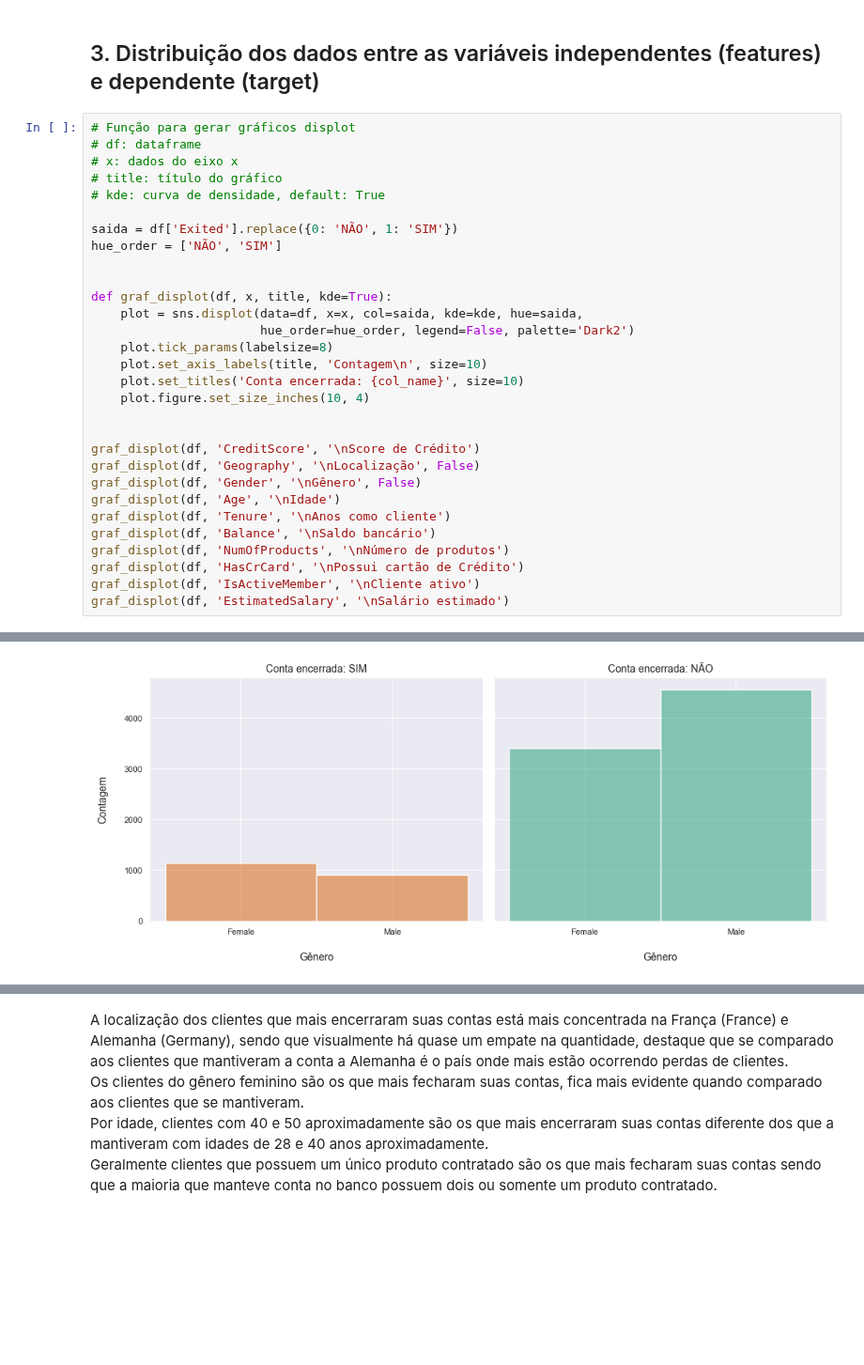
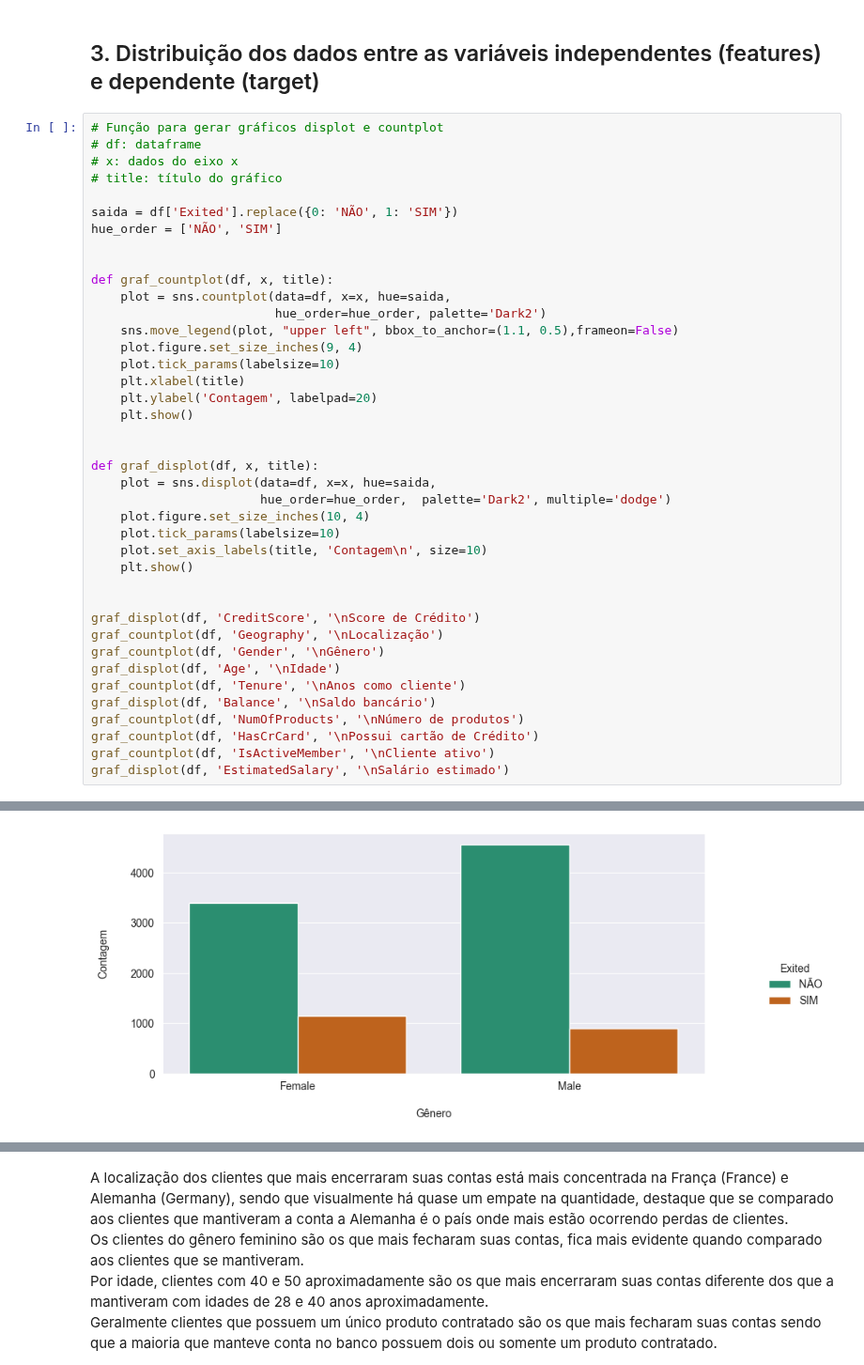
Before and after one commit to emso-exe/Churn_clientes_de_banco, a Jupyter notebook: churn_clientes_de_banco.ipynb, the cells around one changed output, grey strips where cells are left out. Shown at 94% size. Cells and saved outputs as stored; diff of their text form; blank space fills up the shorter version.

Commit message:
Alteração dos gráficos de distribuição(3) para displot e countplot.

```diff
--- a/churn_clientes_de_banco.ipynb
+++ b/churn_clientes_de_banco.ipynb
@@ -378,33 +378,43 @@ Embora seja comum clientes fecharem contas bancárias, o atual percentual de **2
 # %% [markdown]
 ## 3. Distribuição dos dados entre as variáveis independentes (features) e dependente (target)
 # %%
-# Função para gerar gráficos displot
+# Função para gerar gráficos displot e countplot
 # df: dataframe
 # x: dados do eixo x
 # title: título do gráfico
-# kde: curva de densidade, default: True
 
 saida = df['Exited'].replace({0: 'NÃO', 1: 'SIM'})
 hue_order = ['NÃO', 'SIM']
 
 
-def graf_displot(df, x, title, kde=True):
-    plot = sns.displot(data=df, x=x, col=saida, kde=kde, hue=saida,
-                       hue_order=hue_order, legend=False, palette='Dark2')
-    plot.tick_params(labelsize=8)
+def graf_countplot(df, x, title):
+    plot = sns.countplot(data=df, x=x, hue=saida,
+                         hue_order=hue_order, palette='Dark2')
+    sns.move_legend(plot, "upper left", bbox_to_anchor=(1.1, 0.5),frameon=False)
+    plot.figure.set_size_inches(9, 4)
+    plot.tick_params(labelsize=10)
+    plt.xlabel(title)
+    plt.ylabel('Contagem', labelpad=20)
+    plt.show()
+
+
+def graf_displot(df, x, title):
+    plot = sns.displot(data=df, x=x, hue=saida,
+                       hue_order=hue_order,  palette='Dark2', multiple='dodge')
+    plot.figure.set_size_inches(10, 4)
+    plot.tick_params(labelsize=10)
     plot.set_axis_labels(title, 'Contagem\n', size=10)
-    plot.set_titles('Conta encerrada: {col_name}', size=10)
-    plot.figure.set_size_inches(10, 4)
+    plt.show()
 
 
 graf_displot(df, 'CreditScore', '\nScore de Crédito')
-graf_displot(df, 'Geography', '\nLocalização', False)
-graf_displot(df, 'Gender', '\nGênero', False)
+graf_countplot(df, 'Geography', '\nLocalização')
+graf_countplot(df, 'Gender', '\nGênero')
 graf_displot(df, 'Age', '\nIdade')
-graf_displot(df, 'Tenure', '\nAnos como cliente')
+graf_countplot(df, 'Tenure', '\nAnos como cliente')
 graf_displot(df, 'Balance', '\nSaldo bancário')
-graf_displot(df, 'NumOfProducts', '\nNúmero de produtos')
-graf_displot(df, 'HasCrCard', '\nPossui cartão de Crédito')
-graf_displot(df, 'IsActiveMember', '\nCliente ativo')
+graf_countplot(df, 'NumOfProducts', '\nNúmero de produtos')
+graf_countplot(df, 'HasCrCard', '\nPossui cartão de Crédito')
+graf_countplot(df, 'IsActiveMember', '\nCliente ativo')
 graf_displot(df, 'EstimatedSalary', '\nSalário estimado')
 # %% [output]
@@ -413 +423 @@ graf_displot(df, 'EstimatedSalary', '\nSalário estimado')
-[figure, old version]
+[figure, new version]
```
Also changed, not shown: parts of 2 cells of this notebook.
